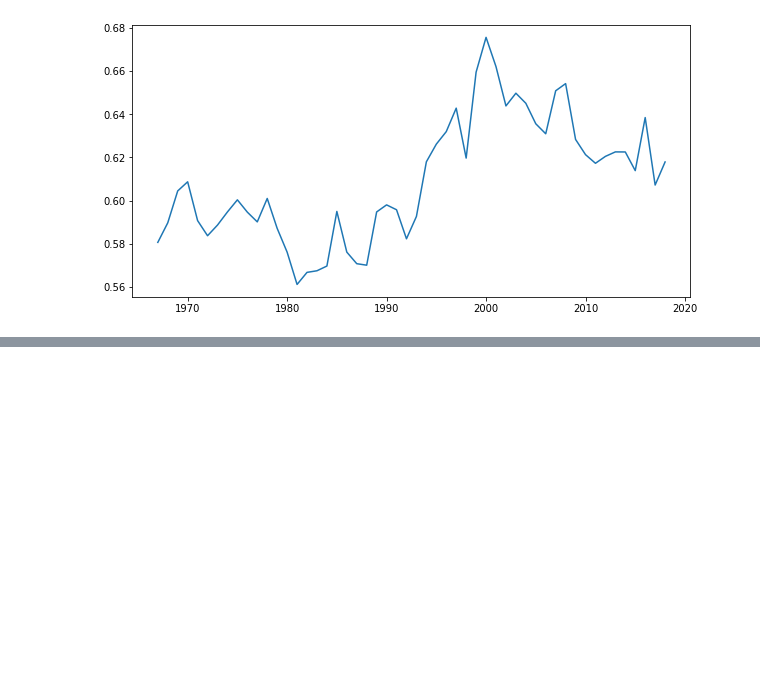
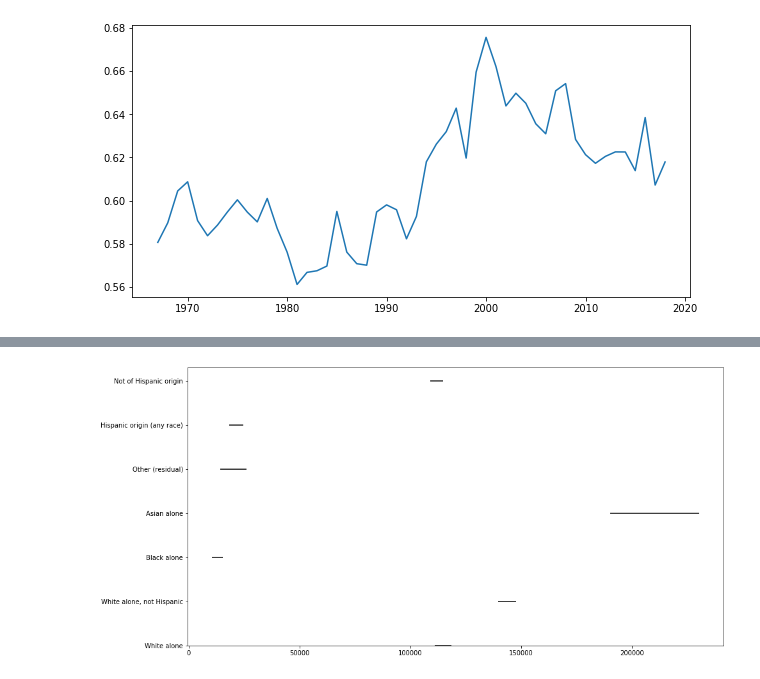
Before and after one commit to SpecCRA/futurist_black_agenda, a Jupyter notebook: eda.ipynb, the cells around one changed output, grey strips where cells are left out. Drawn from its saved outputs; the diff is of its cells as text; code cells hidden in the pictures; blank space fills up the shorter version.

```diff
--- a/eda.ipynb
+++ b/eda.ipynb
@@ -350,0 +362,15 @@ plt.show()
+# %%
+# Skip debt, std is way too high
+
+y_cats = list(wealth_df.race)
+x_vals = list(wealth_df.median_value_assets)
+test_vals = [114700, 143600, 12920, 210100, 20140, 21420, 111800]
+var = wealth_df.std_error_value
+
+plt.figure(figsize=(15,8))
+
+plt.bar(test_vals, y_cats, xerr=var, color='green')
+
+plt.show()
+# %% [output]
+[figure, added]
```
Also changed, not shown: parts of 4 cells of this notebook.
